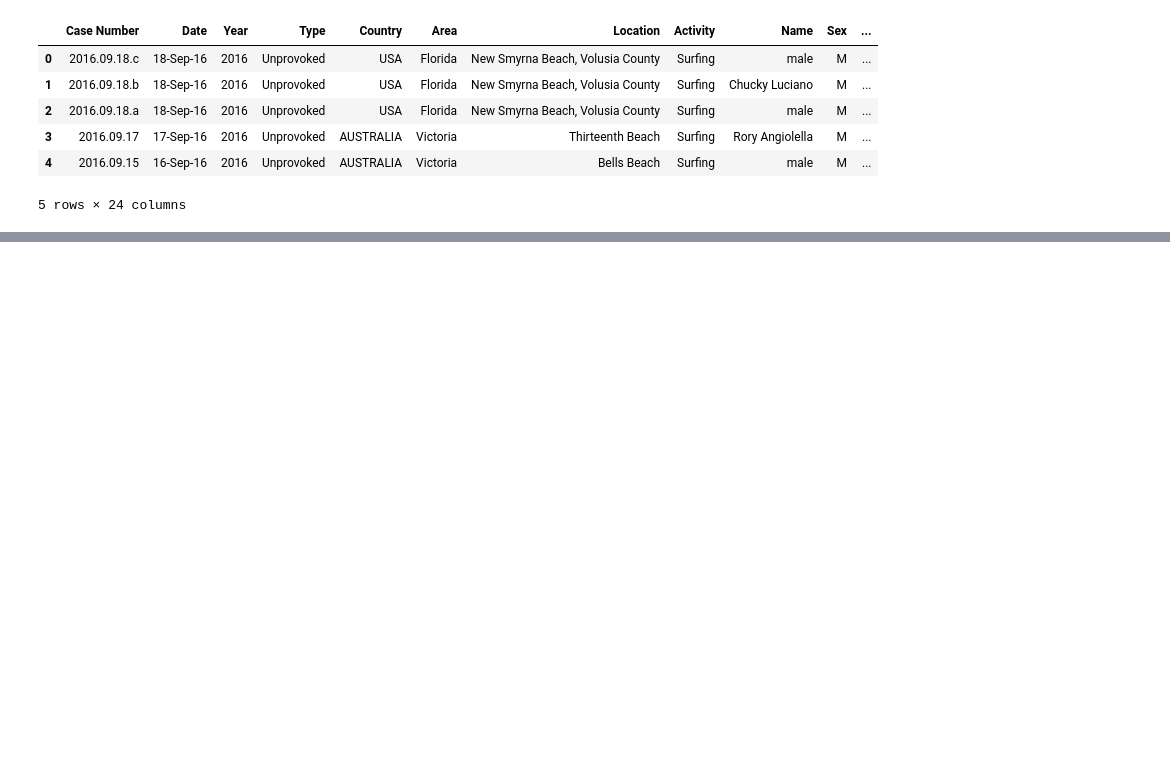
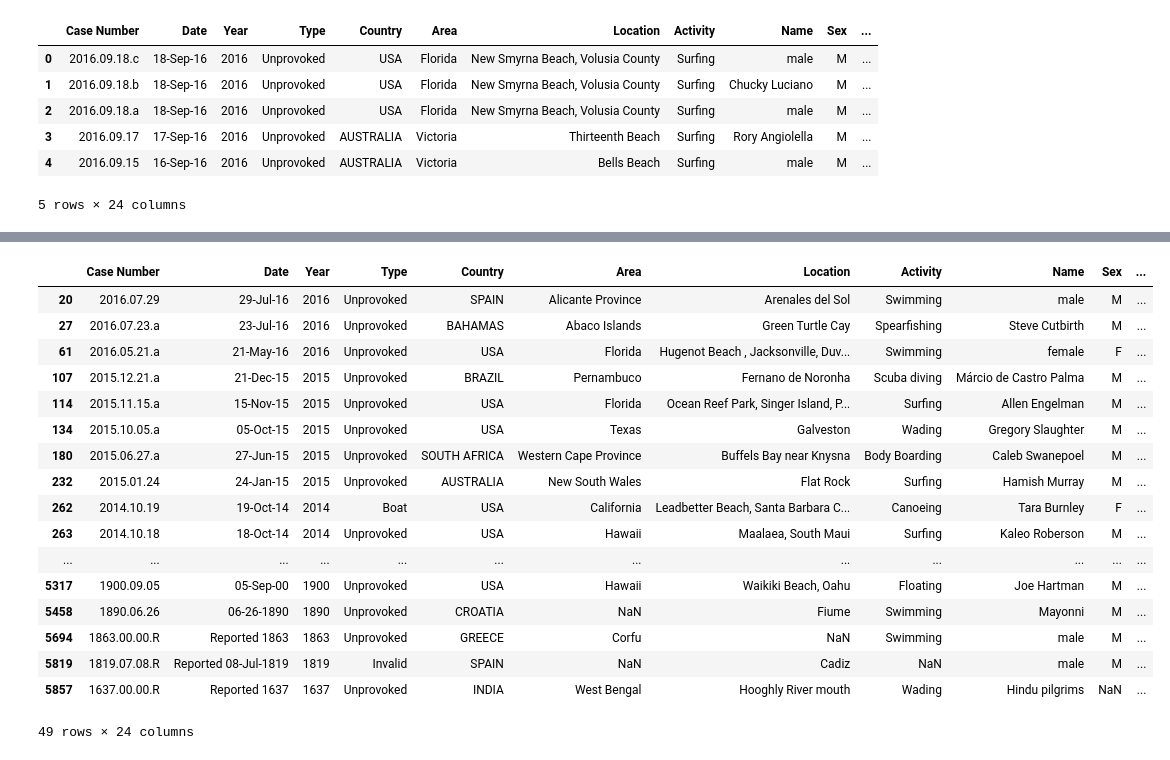
Before and after one commit to Llekie/ironhack-datalabs-dataparis0619-pt, a Jupyter notebook: module-1/pandas-project/your-code/challenge.ipynb, the cells around one changed output, grey strips where cells are left out. Cells and saved outputs as stored; diff of their text form; code cells hidden in the pictures; blank space fills up the shorter version.

```diff
--- a/module-1/pandas-project/your-code/challenge.ipynb
+++ b/module-1/pandas-project/your-code/challenge.ipynb
@@ -13,0 +110,22 @@ data.head(5)
+# %%
+#vérifier les différences entre les colonnes 'href formula' et 'href'
+data[data['href formula'].eq(data['href']) == False]
+# %% [output]
+|  | Case Number | Date | Year | Type | Country | Area | Location | Activity | Name | Sex | ... |
+| 20 | 2016.07.29 | 29-Jul-16 | 2016 | Unprovoked | SPAIN | Alicante Province | Arenales del Sol | Swimming | male | M | ... |
+| 27 | 2016.07.23.a | 23-Jul-16 | 2016 | Unprovoked | BAHAMAS | Abaco Islands | Green Turtle Cay | Spearfishing | Steve Cutbirth | M | ... |
+| 61 | 2016.05.21.a | 21-May-16 | 2016 | Unprovoked | USA | Florida | Hugenot Beach , Jacksonville, Duv... | Swimming | female | F | ... |
+| 107 | 2015.12.21.a | 21-Dec-15 | 2015 | Unprovoked | BRAZIL | Pernambuco | Fernano de Noronha | Scuba diving | Márcio de Castro Palma | M | ... |
+| 114 | 2015.11.15.a | 15-Nov-15 | 2015 | Unprovoked | USA | Florida | Ocean Reef Park, Singer Island, P... | Surfing | Allen Engelman | M | ... |
+| 134 | 2015.10.05.a | 05-Oct-15 | 2015 | Unprovoked | USA | Texas | Galveston | Wading | Gregory Slaughter | M | ... |
+| 180 | 2015.06.27.a | 27-Jun-15 | 2015 | Unprovoked | SOUTH AFRICA | Western Cape Province | Buffels Bay near Knysna | Body Boarding | Caleb Swanepoel | M | ... |
+| 232 | 2015.01.24 | 24-Jan-15 | 2015 | Unprovoked | AUSTRALIA | New South Wales | Flat Rock | Surfing | Hamish Murray | M | ... |
+| 262 | 2014.10.19 | 19-Oct-14 | 2014 | Boat | USA | California | Leadbetter Beach, Santa Barbara C... | Canoeing | Tara Burnley | F | ... |
+| 263 | 2014.10.18 | 18-Oct-14 | 2014 | Unprovoked | USA | Hawaii | Maalaea, South Maui | Surfing | Kaleo Roberson | M | ... |
+| ... | ... | ... | ... | ... | ... | ... | ... | ... | ... | ... | ... |
+| 5317 | 1900.09.05 | 05-Sep-00 | 1900 | Unprovoked | USA | Hawaii | Waikiki Beach, Oahu | Floating | Joe Hartman | M | ... |
+| 5458 | 1890.06.26 | 06-26-1890 | 1890 | Unprovoked | CROATIA | NaN | Fiume | Swimming | Mayonni | M | ... |
+| 5694 | 1863.00.00.R | Reported 1863 | 1863 | Unprovoked | GREECE | Corfu | NaN | Swimming | male | M | ... |
+| 5819 | 1819.07.08.R | Reported 08-Jul-1819 | 1819 | Invalid | SPAIN | NaN | Cadiz | NaN | male | M | ... |
+| 5857 | 1637.00.00.R | Reported 1637 | 1637 | Unprovoked | INDIA | West Bengal | Hooghly River mouth | Wading | Hindu pilgrims | NaN | ... |
+49 rows × 24 columns
```
Also changed, not shown: parts of 31 cells of this notebook, 4 other files.
